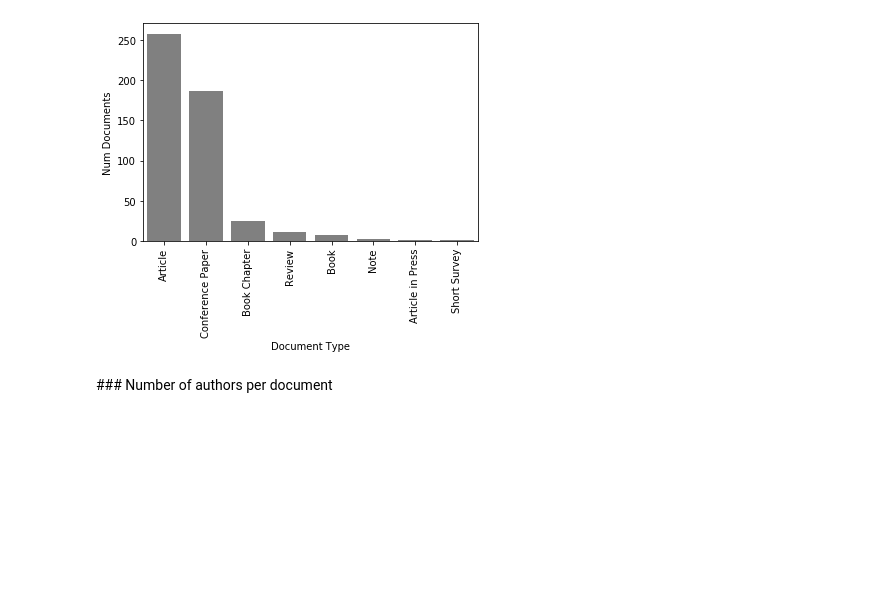
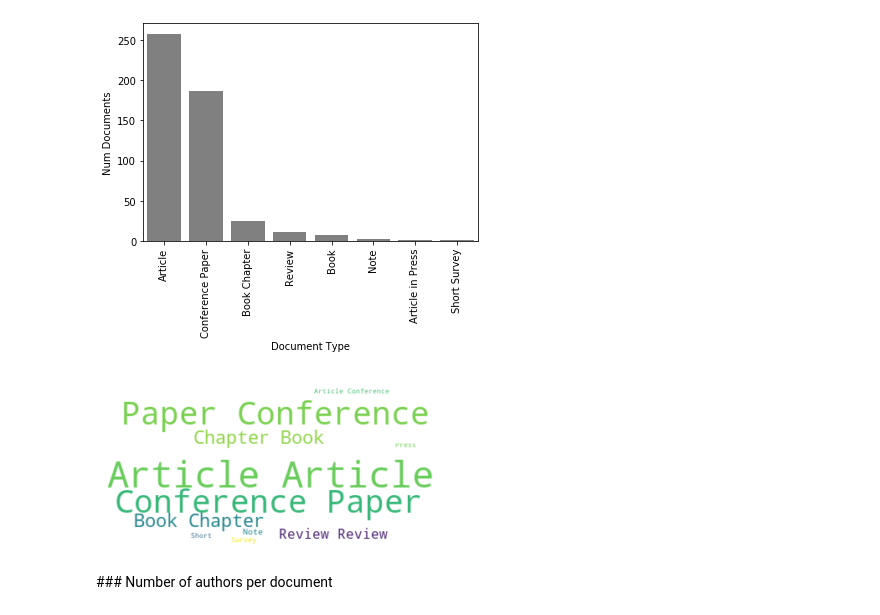
Before and after one commit to jdvelasq/techminer-old-deprecated, a Jupyter notebook: guide/tutorial/09-step-08-basic-analysis.ipynb, the cells around one changed output. Saved outputs shown, nothing was run; the diff lists cells and outputs as text; code cells hidden in the pictures; blank space fills up the shorter version.

```diff
--- a/guide/tutorial/09-step-08-basic-analysis.ipynb
+++ b/guide/tutorial/09-step-08-basic-analysis.ipynb
@@ -79,6 +79,10 @@ rdf.documents_by_terms('Document Type').barplot('altair')
 rdf.documents_by_terms('Document Type').barplot('seaborn');
 # %% [output]
 [figure]
+# %%
+rdf.documents_by_terms('Document Type').wordcloud()
+# %% [output]
+[figure, added]
 # %% [markdown]
 ### Number of authors per document
 # %%
```
Also changed, not shown: parts of 2 cells of this notebook, 1 other file.
